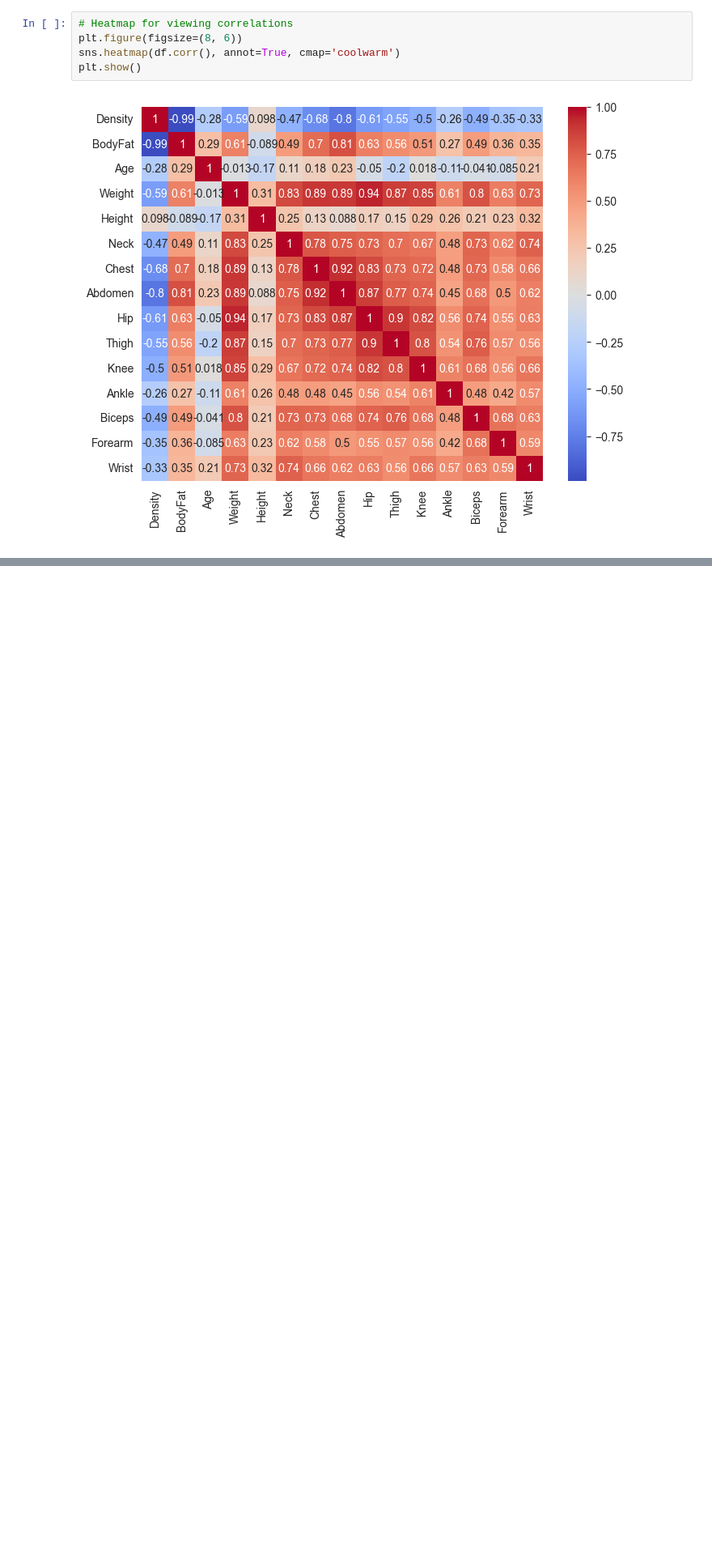
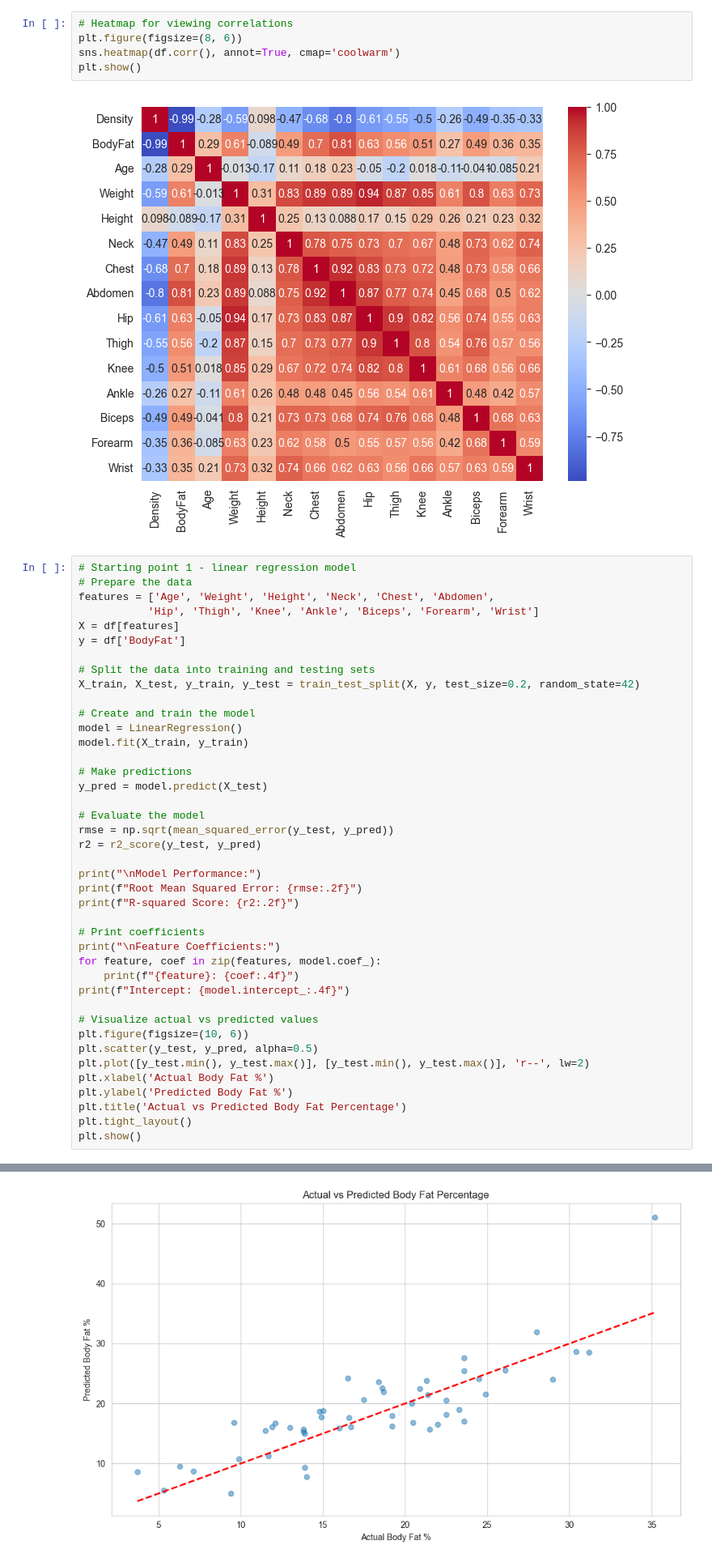
Before and after one commit to tintingong/LeanAI, a Jupyter notebook: Project/notebooks/EDA/eda_fk.ipynb, the cells around one changed output, grey strips where cells are left out. Shown at 81% size. Saved outputs shown, nothing was run; the diff lists cells and outputs as text; blank space fills up the shorter version.

```diff
--- a/Project/notebooks/EDA/eda_fk.ipynb
+++ b/Project/notebooks/EDA/eda_fk.ipynb
@@ -111,3 +123,45 @@ sns.heatmap(df.corr(), annot=True, cmap='coolwarm')
 plt.show()
 # %% [output]
 [figure]
+# %%
+# Starting point 1 - linear regression model
+# Prepare the data
+features = ['Age', 'Weight', 'Height', 'Neck', 'Chest', 'Abdomen',
+           'Hip', 'Thigh', 'Knee', 'Ankle', 'Biceps', 'Forearm', 'Wrist']
+X = df[features]
+y = df['BodyFat']
+
+# Split the data into training and testing sets
+X_train, X_test, y_train, y_test = train_test_split(X, y, test_size=0.2, random_state=42)
+
+# Create and train the model
+model = LinearRegression()
+model.fit(X_train, y_train)
+
+# Make predictions
+y_pred = model.predict(X_test)
+
+# Evaluate the model
+rmse = np.sqrt(mean_squared_error(y_test, y_pred))
+r2 = r2_score(y_test, y_pred)
+
+print("\nModel Performance:")
+print(f"Root Mean Squared Error: {rmse:.2f}")
+print(f"R-squared Score: {r2:.2f}")
+
+# Print coefficients
+print("\nFeature Coefficients:")
+for feature, coef in zip(features, model.coef_):
+    print(f"{feature}: {coef:.4f}")
+print(f"Intercept: {model.intercept_:.4f}")
+
+# Visualize actual vs predicted values
+plt.figure(figsize=(10, 6))
+plt.scatter(y_test, y_pred, alpha=0.5)
+plt.plot([y_test.min(), y_test.max()], [y_test.min(), y_test.max()], 'r--', lw=2)
+plt.xlabel('Actual Body Fat %')
+plt.ylabel('Predicted Body Fat %')
+plt.title('Actual vs Predicted Body Fat Percentage')
+plt.tight_layout()
+plt.show()
+# %% [output]
@@ -113,0 +187 @@ plt.show()
+[figure, added]
```
Also changed, not shown: parts of 8 cells of this notebook.
